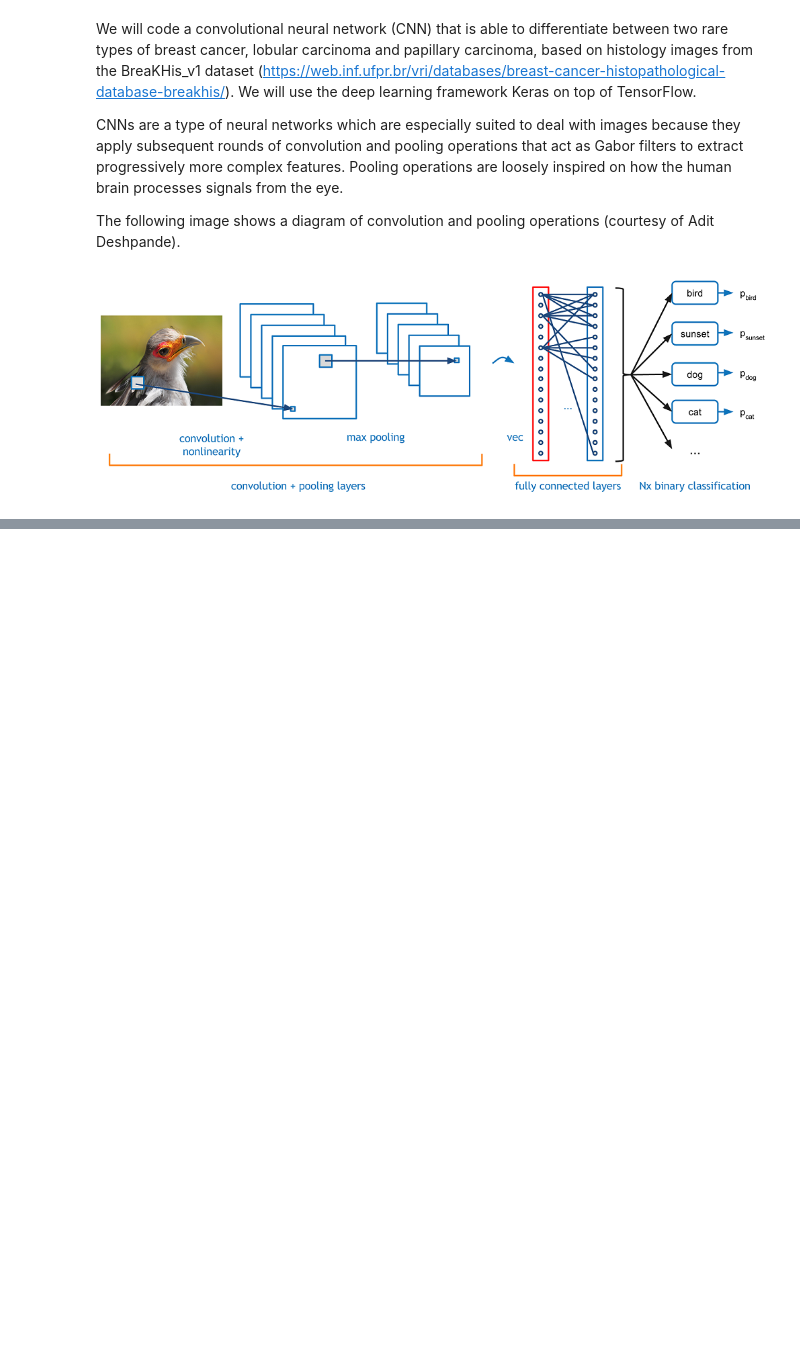
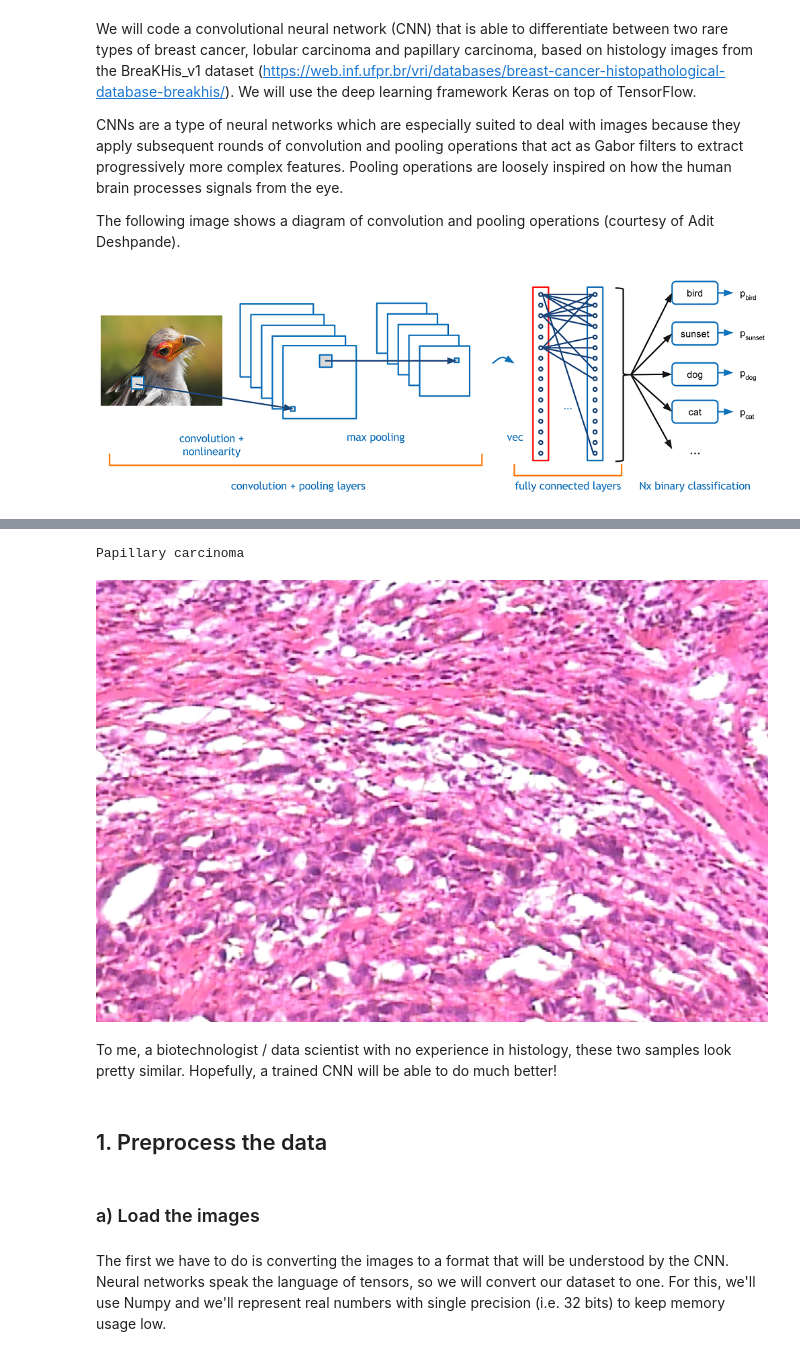
Before and after one commit to mgarort/NGSchool2018-Convolutional-neural-network, a Jupyter notebook: NGSchool2018_breast_cancer.ipynb, the cells around one changed output, grey strips where cells are left out. Cells and saved outputs as stored; diff of their text form; code cells hidden in the pictures; blank space fills up the shorter version.

```diff
--- a/NGSchool2018_breast_cancer.ipynb
+++ b/NGSchool2018_breast_cancer.ipynb
@@ -13,0 +23,14 @@ Image("Cover.png")
+# %%
+print('Papillary carcinoma')
+Image.open('papillary_carcinoma/SOB_M_PC-15-190EF-100-009.png')
+# %% [output]
+Papillary carcinoma
+[figure, added]
+# %% [markdown]
+To me, a biotechnologist / data scientist with no experience in histology, these two samples look pretty similar. Hopefully, a trained CNN will be able to do much better!
+# %% [markdown]
+## 1. Preprocess the data
+# %% [markdown]
+### a) Load the images
+# %% [markdown]
+The first we have to do is converting the images to a format that will be understood by the CNN. Neural networks speak the language of tensors, so we will convert our dataset to one. For this, we'll use Numpy and we'll represent real numbers with single precision (i.e. 32 bits) to keep memory usage low.
```
Also changed, not shown: parts of 24 cells of this notebook.
